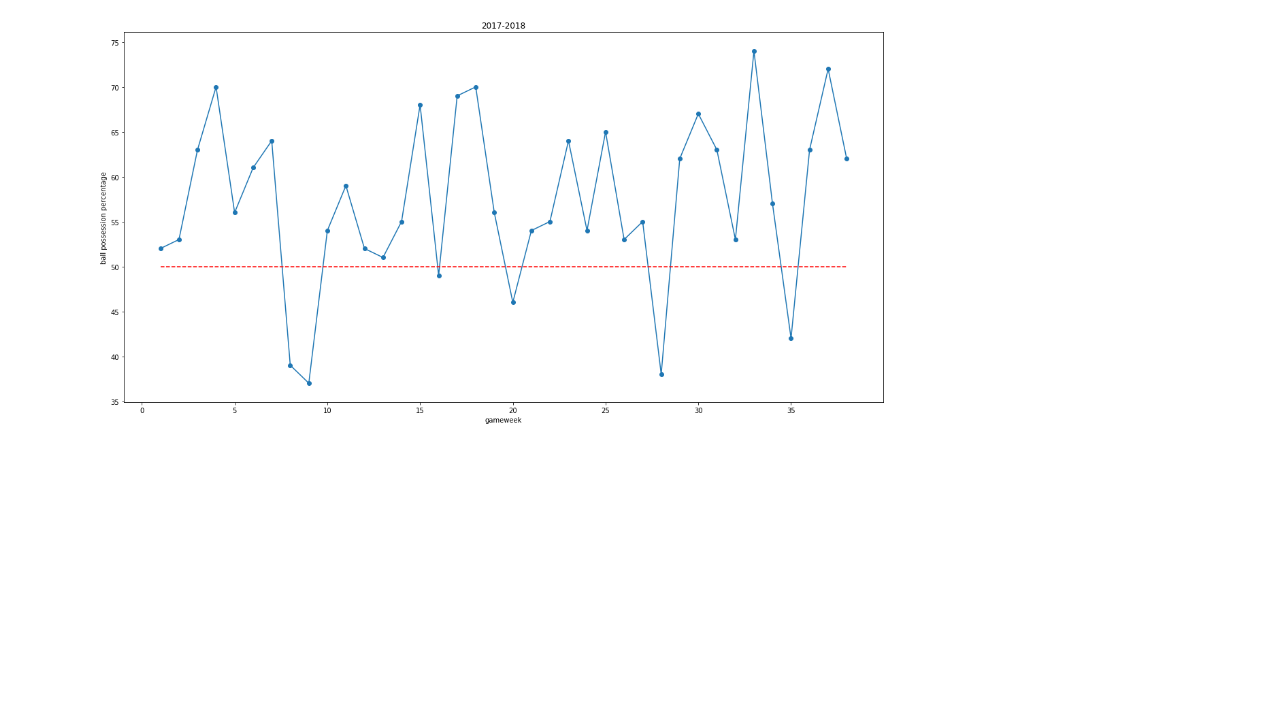
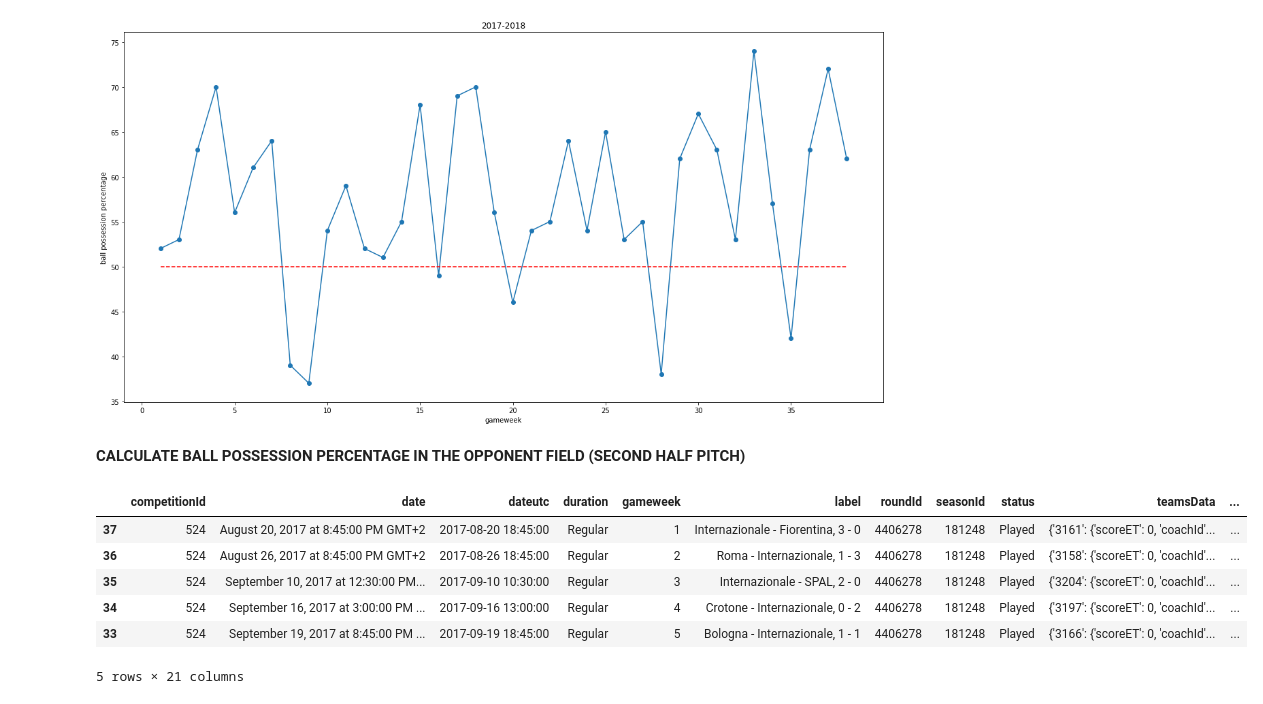
Before and after one commit to maurosamarelli/Inter_2017_2018, a Jupyter notebook: 06 ball_possession_analysis.ipynb, the cells around one changed output. Drawn from its saved outputs; the diff is of its cells as text; code cells hidden in the pictures; blank space fills up the shorter version.

```diff
--- a/06 ball_possession_analysis.ipynb
+++ b/06 ball_possession_analysis.ipynb
@@ -188,3 +189,5 @@ plt.ylabel("ball possession percentage")
 plt.show()
 # %% [output]
 [figure]
+# %% [markdown]
+**CALCULATE BALL POSSESSION PERCENTAGE IN THE OPPONENT FIELD (SECOND HALF PITCH)**
@@ -190,0 +204,13 @@ plt.show()
+# %%
+inter_matches["ball_possession_percentage_opponent_field"] = 0
+for match_id in ball_possession_percentage_opponent_field:
+    inter_matches.at[inter_matches.wyId == match_id, "ball_possession_percentage_opponent_field"] = ball_possession_percentage_opponent_field[match_id]
+inter_matches.head(5)
+# %% [output]
+|  | competitionId | date | dateutc | duration | gameweek | label | roundId | seasonId | status | teamsData | ... |
+| 37 | 524 | August 20, 2017 at 8:45:00 PM GMT+2 | 2017-08-20 18:45:00 | Regular | 1 | Internazionale - Fiorentina, 3 - 0 | 4406278 | 181248 | Played | {'3161': {'scoreET': 0, 'coachId'... | ... |
+| 36 | 524 | August 26, 2017 at 8:45:00 PM GMT+2 | 2017-08-26 18:45:00 | Regular | 2 | Roma - Internazionale, 1 - 3 | 4406278 | 181248 | Played | {'3158': {'scoreET': 0, 'coachId'... | ... |
+| 35 | 524 | September 10, 2017 at 12:30:00 PM... | 2017-09-10 10:30:00 | Regular | 3 | Internazionale - SPAL, 2 - 0 | 4406278 | 181248 | Played | {'3204': {'scoreET': 0, 'coachId'... | ... |
+| 34 | 524 | September 16, 2017 at 3:00:00 PM ... | 2017-09-16 13:00:00 | Regular | 4 | Crotone - Internazionale, 0 - 2 | 4406278 | 181248 | Played | {'3197': {'scoreET': 0, 'coachId'... | ... |
+| 33 | 524 | September 19, 2017 at 8:45:00 PM ... | 2017-09-19 18:45:00 | Regular | 5 | Bologna - Internazionale, 1 - 1 | 4406278 | 181248 | Played | {'3166': {'scoreET': 0, 'coachId'... | ... |
+5 rows × 21 columns
```
Also changed, not shown: parts of 4 cells of this notebook.
